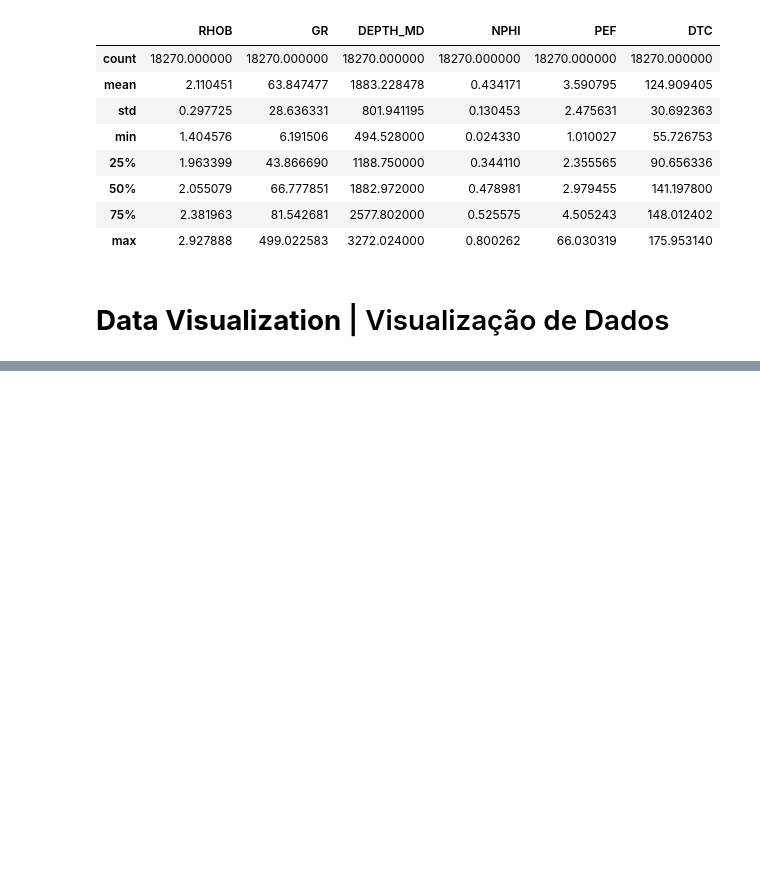
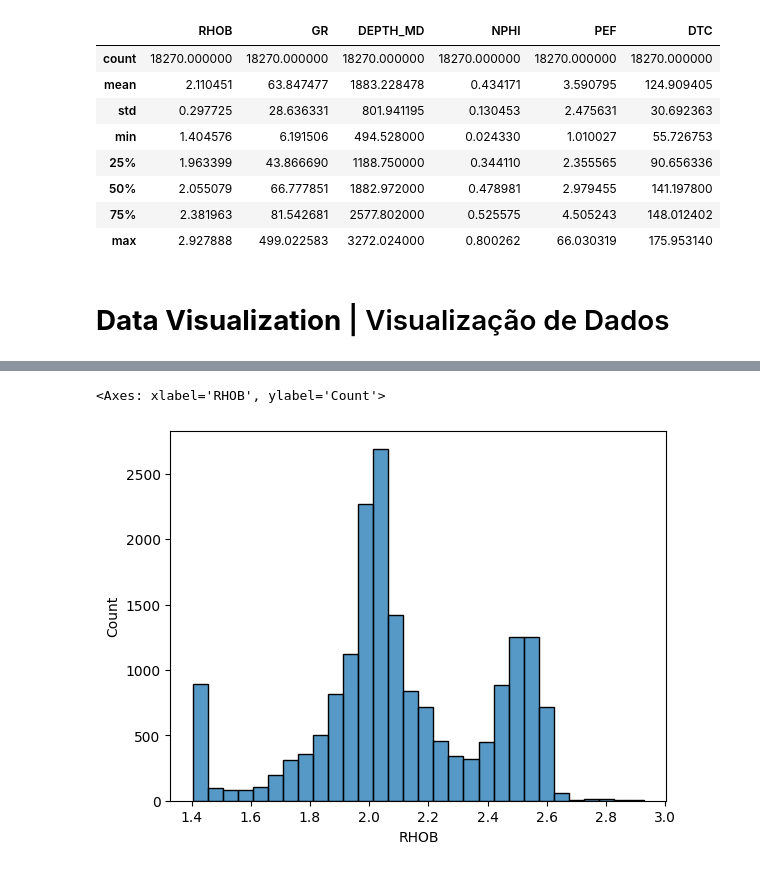
Before and after one commit to ezequielcabeja/Geological-Logging-Dataset, a Jupyter notebook: Geological_Logging_Dataset.ipynb, the cells around one changed output, grey strips where cells are left out. Cells and saved outputs as stored; diff of their text form; code cells hidden in the pictures; blank space fills up the shorter version.

```diff
--- a/Geological_Logging_Dataset.ipynb
+++ b/Geological_Logging_Dataset.ipynb
@@ -267,0 +276,5 @@ df_clean.describe()
+# %%
+sns.histplot(data=df_clean, x="RHOB", bins=30, kde=False)
+# %% [output]
+<Axes: xlabel='RHOB', ylabel='Count'>
+[figure, added]
```
Also changed, not shown: parts of 8 cells of this notebook.
